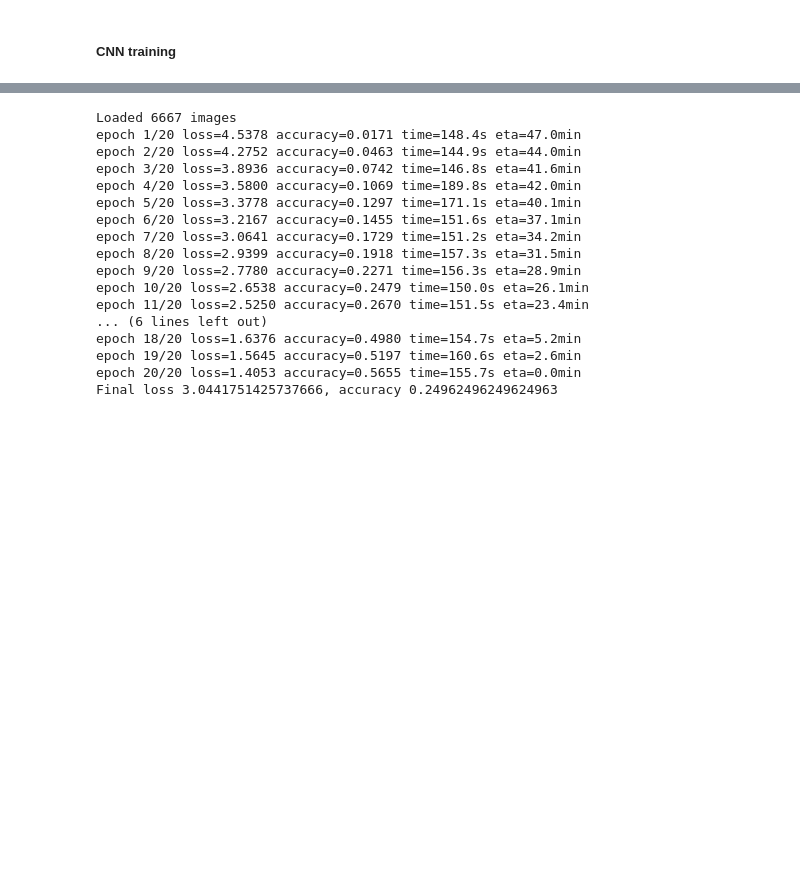
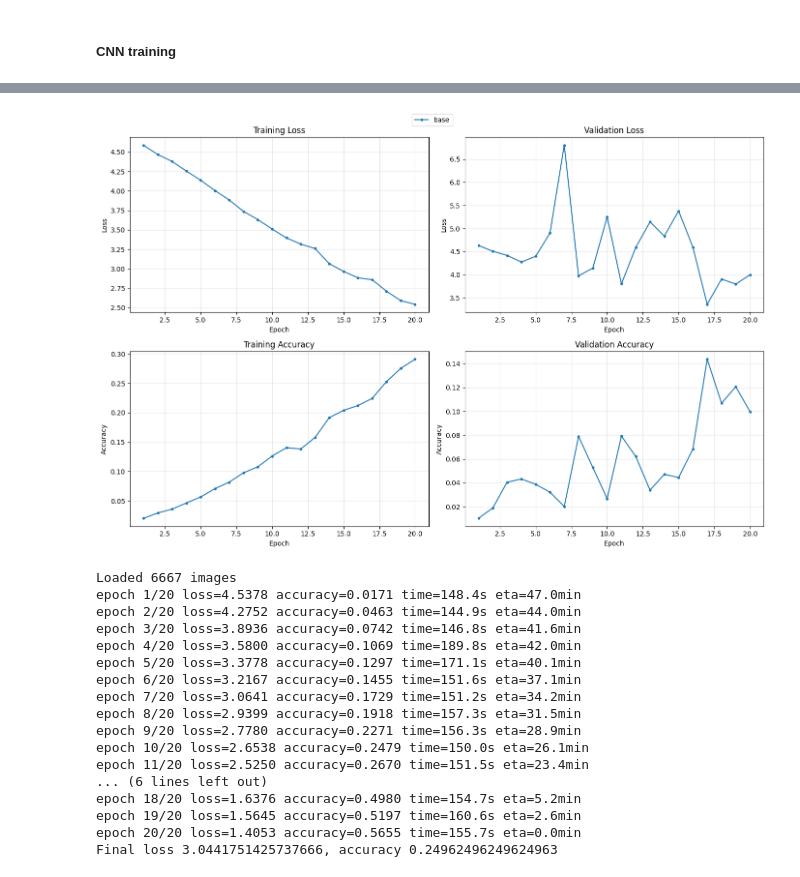
Before and after one commit to Tarekun/computer-vision-project, a Jupyter notebook: assignment_module_two.ipynb, the cells around one changed output, grey strips where cells are left out. Drawn from its saved outputs; the diff is of its cells as text; code cells hidden in the pictures; blank space fills up the shorter version.

```diff
--- a/assignment_module_two.ipynb
+++ b/assignment_module_two.ipynb
@@ -448,3 +449,23 @@ def train(
     return model, losses, accuracies
 # %% [markdown]
 ##### CNN training
+# %%
+BATCH_SIZE = 128
+CANONICAL_SIZE = (256,256)
+TRANSFORM = T.Compose([T.Resize((256, 256)), T.ToTensor()])
+
+
+trainset = FGVCAircraft(
+    root='./data',
+    split = 'train',
+    annotation_level='variant',
+    download=True,
+    transform=TRANSFORM
+)
+valset = FGVCAircraft(
+    root='./data',
+    split = 'val',
+    annotation_level='variant',
+    download=True,
+    transform=TRANSFORM
+)
@@ -451 +527,32 @@ def train(
+# %%
+import matplotlib.pyplot as plt
+
+# Consistent color per config across all subplots
+cmap = plt.get_cmap("tab10")
+colors = {name: cmap(i % 10) for i, name in enumerate(results)}
+
+def plot_metric(ax, key, title, ylabel):
+    for name, data in results.items():
+        y = data[key]
+        ax.plot(range(1, len(y) + 1), y, label=name,
+                color=colors[name], marker="o", ms=3, lw=1.5)
+    ax.set_title(title)
+    ax.set_xlabel("Epoch")
+    ax.set_ylabel(ylabel)
+    ax.grid(True, alpha=0.3)
+
+fig, axes = plt.subplots(2, 2, figsize=(14, 9))
+plot_metric(axes[0, 0], "train_loss",     "Training Loss",       "Loss")
+plot_metric(axes[0, 1], "val_losses",     "Validation Loss",     "Loss")
+plot_metric(axes[1, 0], "train_accuracy", "Training Accuracy",   "Accuracy")
+plot_metric(axes[1, 1], "val_accuracy",   "Validation Accuracy", "Accuracy")
+
+# One shared legend instead of four
+handles, labels = axes[0, 0].get_legend_handles_labels()
+fig.legend(handles, labels, loc="upper center",
+           ncol=min(len(results), 5), bbox_to_anchor=(0.5, 1.02))
+fig.tight_layout()
+plt.show()
+# %% [output]
+[figure, added]
 # %%
```
Also changed, not shown: parts of 4 cells of this notebook, 1 other file.
